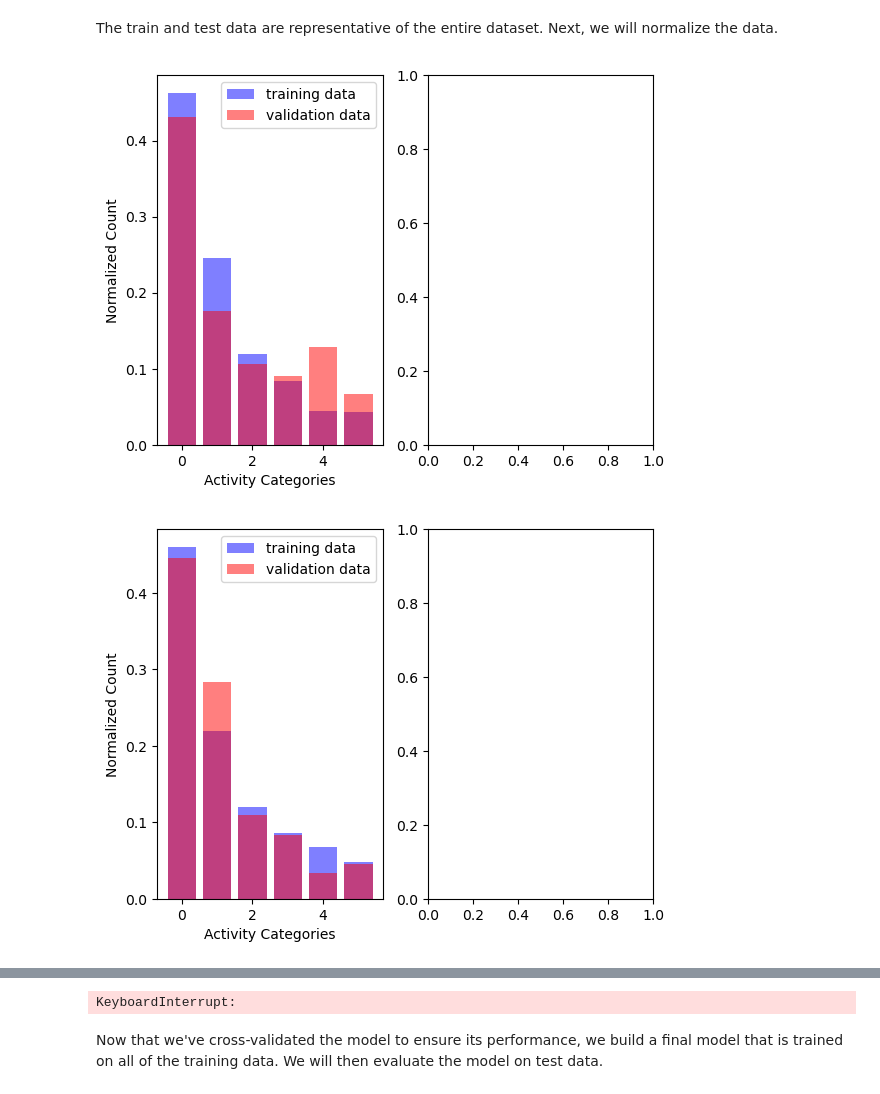
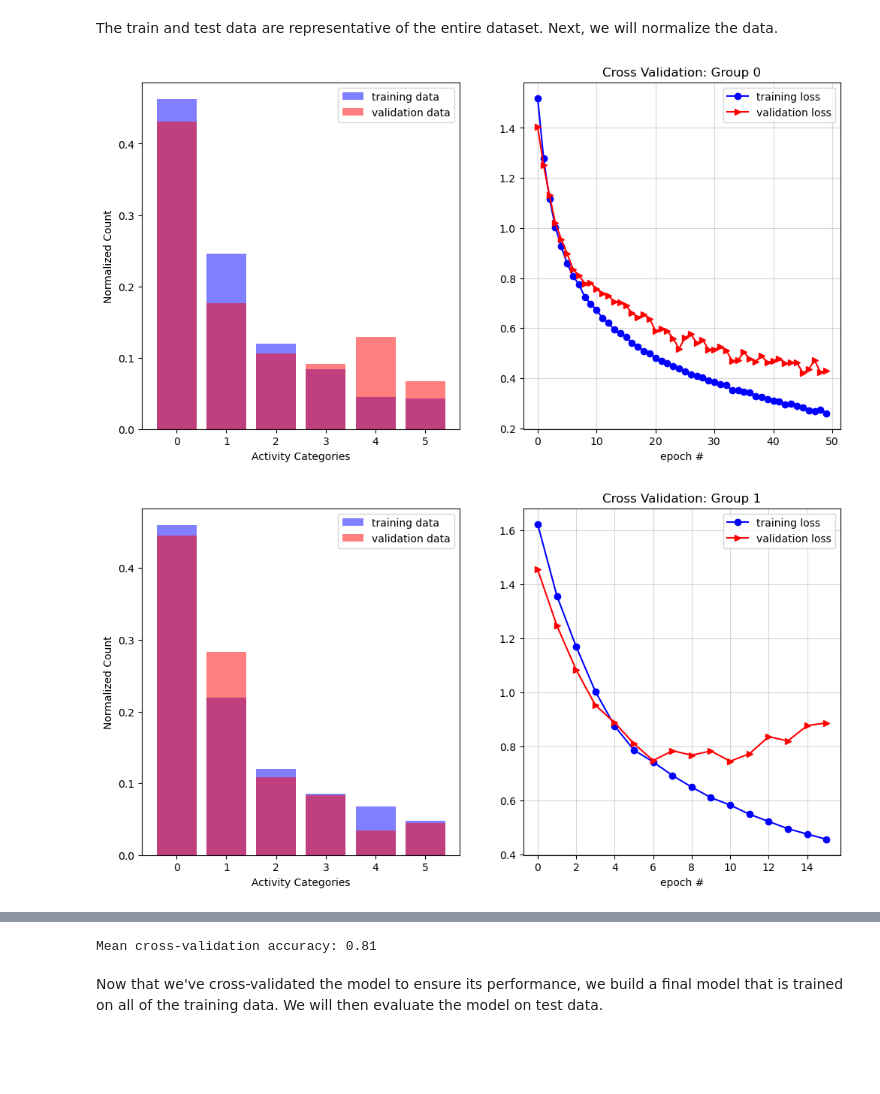
Before and after one commit to setare92-ha/activity_recognition_project, a Jupyter notebook: main.ipynb, the cells around one changed output, grey strips where cells are left out. Saved outputs shown, nothing was run; the diff lists cells and outputs as text; code cells hidden in the pictures; blank space fills up the shorter version.

```diff
--- a/main.ipynb
+++ b/main.ipynb
@@ -507,7 +508,7 @@ Name: time_stamp, dtype: float64
 # %% [markdown]
 We build a one dimensional convolutional neural network model and use data preprocessed by the custom transformer defined in the previous section to train the model. 1D-CNNs are highly effective in activity recognition tasks using data from accelerometers because they efficiently capture short to medium range temporal patterns (such as the periodicity of footsteps when walking or jogging). Long Short-Term Memory (LSTM) networks which are a form of Recurrent Neural Networks (RNNs) can probably be used as well. However, 1D CNNs take a shorter time to train and are more computationally efficient.
 # %%
-def create_1d_cnn_model(input_shape, kernel_size=10, drop_out=0.25, alpha=0.0001):
+def create_1d_cnn_model(input_shape, kernel_size=10, drop_out=0.2, alpha=0.0001):
     """
     Arguments:
         input_shape: shape of the windowed data (window_size * # of features)
@@ -530,6 +531,10 @@ def create_1d_cnn_model(input_shape, kernel_size=10, drop_out=0.25, alpha=0.0001
         Dense(6, activation='softmax')  # For 6 classes
     ])
 
+    # model.compile(optimizer=Adam(learning_rate=alpha),
+    #               loss='sparse_categorical_crossentropy',
+    #               metrics=['accuracy'])
+
     model.compile(optimizer=Adam(learning_rate=alpha),
                   loss='sparse_categorical_crossentropy',
                   metrics=['accuracy'])
@@ -650,38 +650,39 @@ for fold, (train_idx, val_idx) in enumerate(cv.split(X, y, groups=user_ids)):
     class_weights_dict = dict(enumerate(class_weights))
 
     # leverage early stopping
-    early_stopping = EarlyStopping(monitor='val_loss', patience=10, restore_best_weights=True)
+    early_stopping = EarlyStopping(monitor='val_loss', patience=5, restore_best_weights=True)
 
     # train model with train fold data and use val fold for validation
     history = model.fit(
     X_train_windowed,
     y_train_windowed,
     shuffle = True,
     epochs=50,
     validation_data=(X_val_windowed, y_val_windowed),
     class_weight=class_weights_dict,
     callbacks = [early_stopping],
     verbose = 0
     )
 
     # plot loss and validation loss to get a sense of how the model is behaving
     # fig, ax = plt.subplots()
     ax[1].plot(history.history['loss'], color='blue', marker='o' ,label='training loss')
     ax[1].plot(history.history['val_loss'], color='red', marker='>' ,label='validation loss')
     ax[1].set_xlabel('epoch #')
+    ax[1].set_ylabel('Loss')
     ax[1].legend()
     ax[1].set_title(f'Cross Validation: Group {fold}')
     ax[1].grid(alpha=0.5)
     plt.show()
 
     # get the best validation accuracy
     best_val_acc = history.history['val_accuracy'][-1]
 
     # append the best validation accuracy to scores
     scores.append(best_val_acc)
 
 # determine mean best validation accuracy
 print('Mean cross-validation accuracy:', round(np.mean(scores),2))
 # %% [output]
-[figure, old version]
+[figure, new version]
-[figure, old version]
+[figure, new version]
@@ -688,4 +692,4 @@ print('Mean cross-validation accuracy:', round(np.mean(scores),2))
-KeyboardInterrupt:
+Mean cross-validation accuracy: 0.81
 # %%
 user_ids_test = dft_test['user_id'].values
 time_stamps_test = dft_test['time_stamp'].values
```
Also changed, not shown: parts of 10 cells of this notebook.
